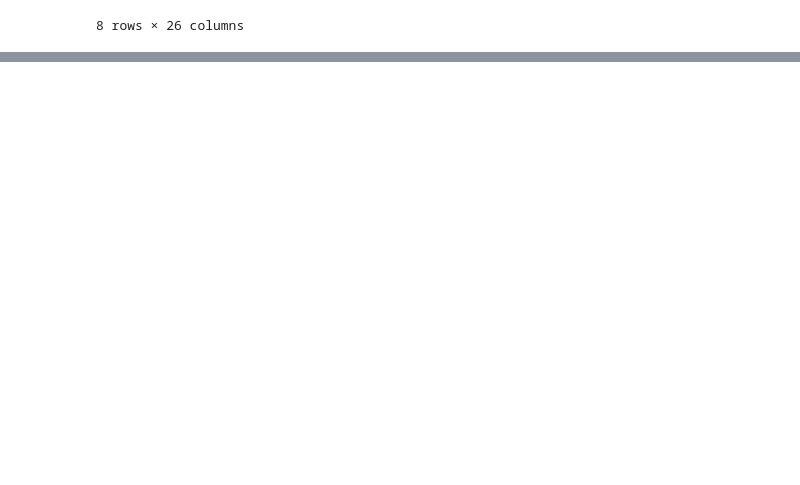
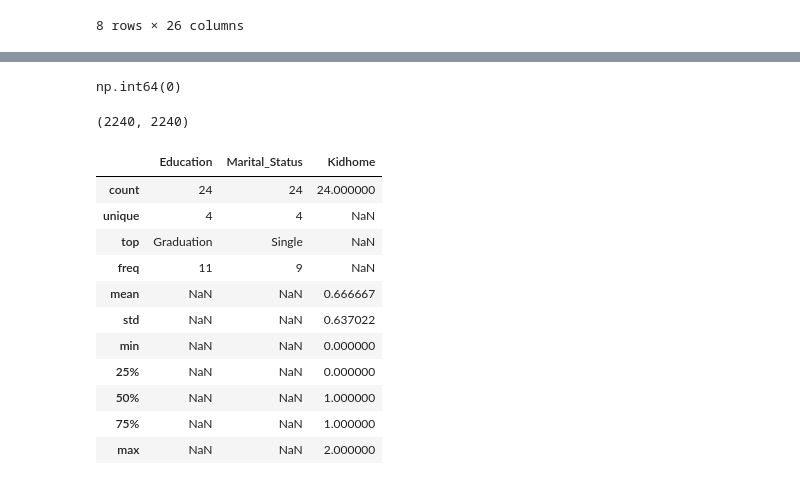
Before and after one commit to xuenlynn/reverie_datathon, a Jupyter notebook: eda/01_eda.ipynb, the cells around one changed output, grey strips where cells are left out. Saved outputs shown, nothing was run; the diff lists cells and outputs as text; code cells hidden in the pictures; blank space fills up the shorter version.

```diff
--- a/eda/01_eda.ipynb
+++ b/eda/01_eda.ipynb
@@ -63,0 +85,24 @@ df.describe()
+# %%
+df.duplicated().sum()
+# %% [output]
+np.int64(0)
+# %%
+df['ID'].nunique(), len(df)
+# %% [output]
+(2240, 2240)
+# %%
+# Check whether it's random or systematic before deciding to impute vs drop:
+df[df['Income'].isnull()][['Education', 'Marital_Status', 'Kidhome']].describe(include='all')
+# %% [output]
+|  | Education | Marital_Status | Kidhome |
+| count | 24 | 24 | 24.000000 |
+| unique | 4 | 4 | NaN |
+| top | Graduation | Single | NaN |
+| freq | 11 | 9 | NaN |
+| mean | NaN | NaN | 0.666667 |
+| std | NaN | NaN | 0.637022 |
+| min | NaN | NaN | 0.000000 |
+| 25% | NaN | NaN | 0.000000 |
+| 50% | NaN | NaN | 1.000000 |
+| 75% | NaN | NaN | 1.000000 |
+| max | NaN | NaN | 2.000000 |
```
Also changed, not shown: parts of 9 cells of this notebook, 5 other files.
